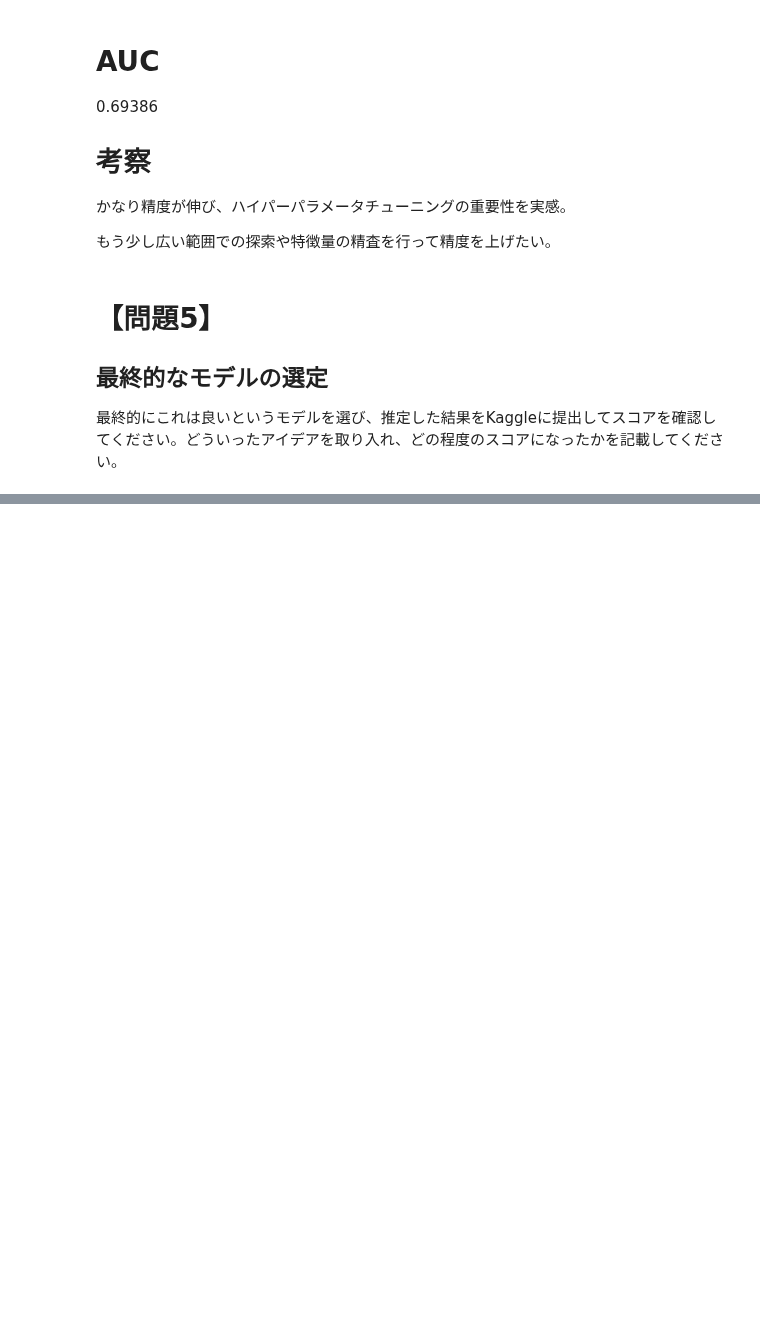
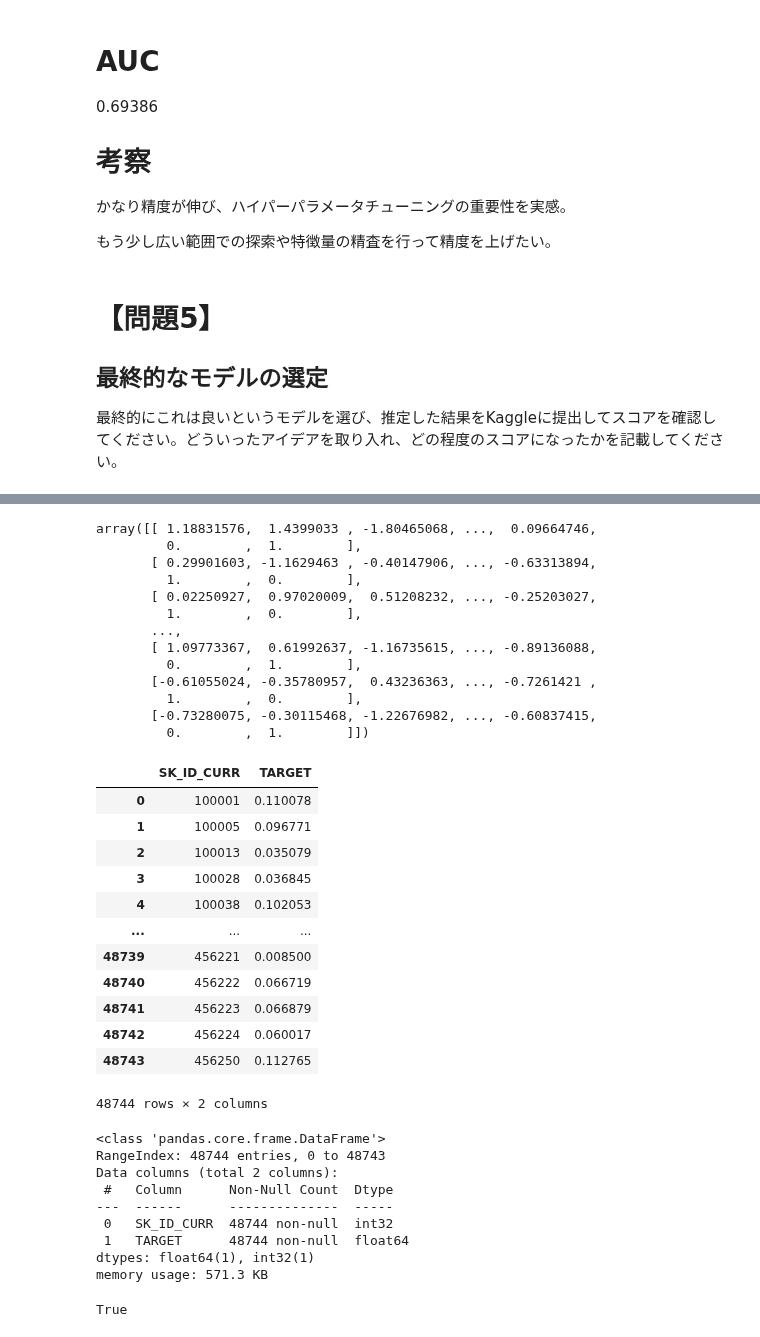
Before and after one commit to taiki-nakaso/diveintocode-ml, a Jupyter notebook: src/sprint/sprint1/session1.ipynb, the cells around one changed output, grey strips where cells are left out. Saved outputs shown, nothing was run; the diff lists cells and outputs as text; code cells hidden in the pictures; blank space fills up the shorter version.

Commit message:
finish: sprint1 - 5

```diff
--- a/src/sprint/sprint1/session1.ipynb
+++ b/src/sprint/sprint1/session1.ipynb
@@ -465,0 +666,51 @@ True
+# %%
+# テストデータに対して予測を行う
+X5_test_tmp = credits_test[col_list].values
+# 'CODE_GENDER'
+gender_num_test = genders(credits_test)
+# 'AMT_CREDIT':'AMT_TOTAL_INCOME'
+ratio_credits_num_test = ratio_credit(credits_test)
+X5_test = np.concatenate((X5_test_tmp, ratio_credits_num_test), axis=1)
+
+X5_test_new = np.concatenate((scale_and_fill(X5_test, scaler), gender_num_test), axis=1)
+display(X5_test_new)
+
+# 予測/出力
+out_pred_csv(credits_test, X5_test_new, best, filename='sprint1-5.csv')
+# %% [output]
+array([[ 1.18831576,  1.4399033 , -1.80465068, ...,  0.09664746,
+         0.        ,  1.        ],
+       [ 0.29901603, -1.1629463 , -0.40147906, ..., -0.63313894,
+         1.        ,  0.        ],
+       [ 0.02250927,  0.97020009,  0.51208232, ..., -0.25203027,
+         1.        ,  0.        ],
+       ...,
+       [ 1.09773367,  0.61992637, -1.16735615, ..., -0.89136088,
+         0.        ,  1.        ],
+       [-0.61055024, -0.35780957,  0.43236363, ..., -0.7261421 ,
+         1.        ,  0.        ],
+       [-0.73280075, -0.30115468, -1.22676982, ..., -0.60837415,
+         0.        ,  1.        ]])
+|  | SK_ID_CURR | TARGET |
+| 0 | 100001 | 0.110078 |
+| 1 | 100005 | 0.096771 |
+| 2 | 100013 | 0.035079 |
+| 3 | 100028 | 0.036845 |
+| 4 | 100038 | 0.102053 |
+| ... | ... | ... |
+| 48739 | 456221 | 0.008500 |
+| 48740 | 456222 | 0.066719 |
+| 48741 | 456223 | 0.066879 |
+| 48742 | 456224 | 0.060017 |
+| 48743 | 456250 | 0.112765 |
+48744 rows × 2 columns
+<class 'pandas.core.frame.DataFrame'>
+RangeIndex: 48744 entries, 0 to 48743
+Data columns (total 2 columns):
+ #   Column      Non-Null Count  Dtype
+---  ------      --------------  -----
+ 0   SK_ID_CURR  48744 non-null  int32
+ 1   TARGET      48744 non-null  float64
+dtypes: float64(1), int32(1)
+memory usage: 571.3 KB
+True
```
Also changed, not shown: parts of 14 cells of this notebook, 1 other file.
